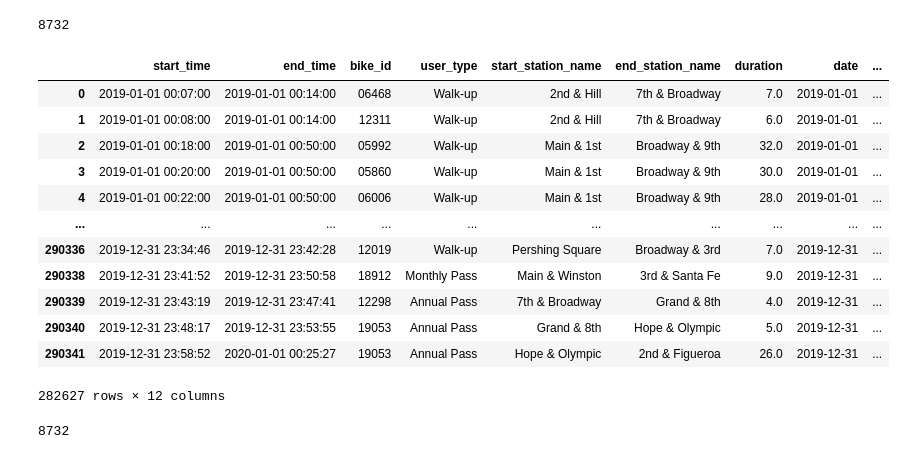
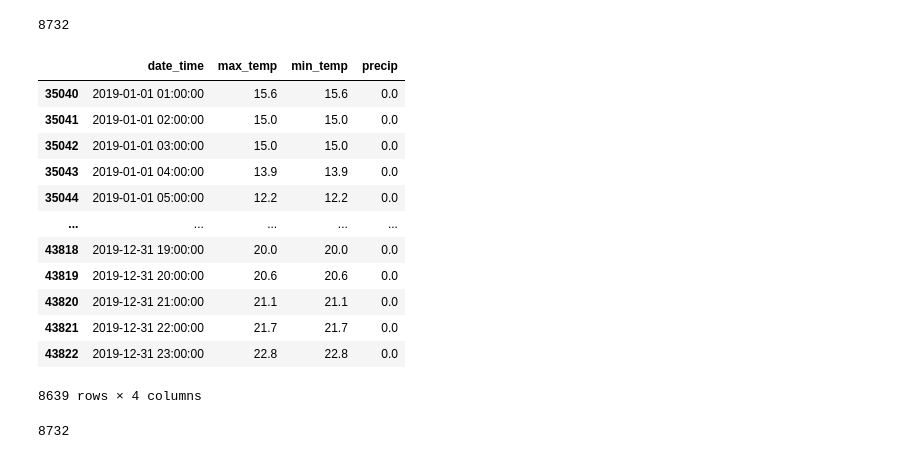
Before and after one commit to lzaruchas/grosse_maedchengruppe_AA2022, a Jupyter notebook: Steffis_Workspace/Data_prep.ipynb, the cells around one changed output. Drawn from its saved outputs; the diff is of its cells as text; code cells hidden in the pictures.

```diff
--- a/Steffis_Workspace/Data_prep.ipynb
+++ b/Steffis_Workspace/Data_prep.ipynb
@@ -169,21 +169,21 @@ df_weather["date_time"].size
 # %% [output]
 8732
 # %%
-df_la.drop_duplicates()
+df_weather.drop_duplicates()
 # %% [output]
-|  | start_time | end_time | bike_id | user_type | start_station_name | end_station_name | duration | date | ... |
-| 0 | 2019-01-01 00:07:00 | 2019-01-01 00:14:00 | 06468 | Walk-up | 2nd & Hill | 7th & Broadway | 7.0 | 2019-01-01 | ... |
-| 1 | 2019-01-01 00:08:00 | 2019-01-01 00:14:00 | 12311 | Walk-up | 2nd & Hill | 7th & Broadway | 6.0 | 2019-01-01 | ... |
-| 2 | 2019-01-01 00:18:00 | 2019-01-01 00:50:00 | 05992 | Walk-up | Main & 1st | Broadway & 9th | 32.0 | 2019-01-01 | ... |
-| 3 | 2019-01-01 00:20:00 | 2019-01-01 00:50:00 | 05860 | Walk-up | Main & 1st | Broadway & 9th | 30.0 | 2019-01-01 | ... |
-| 4 | 2019-01-01 00:22:00 | 2019-01-01 00:50:00 | 06006 | Walk-up | Main & 1st | Broadway & 9th | 28.0 | 2019-01-01 | ... |
-| ... | ... | ... | ... | ... | ... | ... | ... | ... | ... |
-| 290336 | 2019-12-31 23:34:46 | 2019-12-31 23:42:28 | 12019 | Walk-up | Pershing Square | Broadway & 3rd | 7.0 | 2019-12-31 | ... |
-| 290338 | 2019-12-31 23:41:52 | 2019-12-31 23:50:58 | 18912 | Monthly Pass | Main & Winston | 3rd & Santa Fe | 9.0 | 2019-12-31 | ... |
-| 290339 | 2019-12-31 23:43:19 | 2019-12-31 23:47:41 | 12298 | Annual Pass | 7th & Broadway | Grand & 8th | 4.0 | 2019-12-31 | ... |
-| 290340 | 2019-12-31 23:48:17 | 2019-12-31 23:53:55 | 19053 | Annual Pass | Grand & 8th | Hope & Olympic | 5.0 | 2019-12-31 | ... |
-| 290341 | 2019-12-31 23:58:52 | 2020-01-01 00:25:27 | 19053 | Annual Pass | Hope & Olympic | 2nd & Figueroa | 26.0 | 2019-12-31 | ... |
+|  | date_time | max_temp | min_temp | precip |
+| 35040 | 2019-01-01 01:00:00 | 15.6 | 15.6 | 0.0 |
+| 35041 | 2019-01-01 02:00:00 | 15.0 | 15.0 | 0.0 |
+| 35042 | 2019-01-01 03:00:00 | 15.0 | 15.0 | 0.0 |
+| 35043 | 2019-01-01 04:00:00 | 13.9 | 13.9 | 0.0 |
+| 35044 | 2019-01-01 05:00:00 | 12.2 | 12.2 | 0.0 |
+| ... | ... | ... | ... | ... |
+| 43818 | 2019-12-31 19:00:00 | 20.0 | 20.0 | 0.0 |
+| 43819 | 2019-12-31 20:00:00 | 20.6 | 20.6 | 0.0 |
+| 43820 | 2019-12-31 21:00:00 | 21.1 | 21.1 | 0.0 |
+| 43821 | 2019-12-31 22:00:00 | 21.7 | 21.7 | 0.0 |
+| 43822 | 2019-12-31 23:00:00 | 22.8 | 22.8 | 0.0 |
-282627 rows × 12 columns
+8639 rows × 4 columns
 # %%
 df_weather["date_time"].size
 # %% [output]
```
Also changed, not shown: parts of 8 cells of this notebook.
